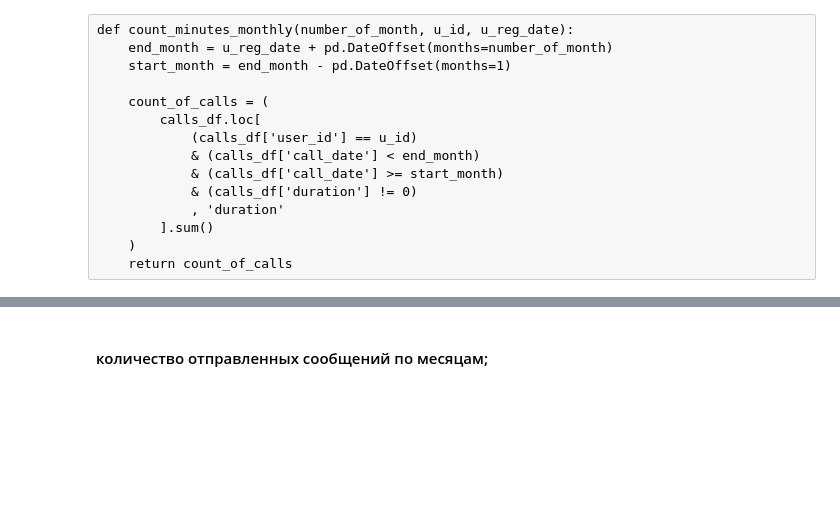
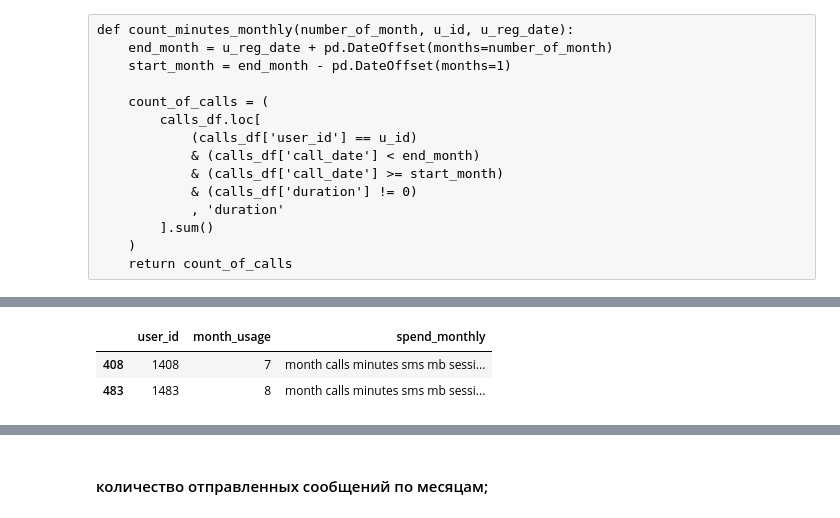
Before and after one commit to zabelin-ds/practicum, a Jupyter notebook: 04_project/megaline_00.ipynb, the cells around one changed output, grey strips where cells are left out. Saved outputs shown, nothing was run; the diff lists cells and outputs as text; code cells hidden in the pictures; blank space fills up the shorter version.

```diff
--- a/04_project/megaline_00.ipynb
+++ b/04_project/megaline_00.ipynb
@@ -722,0 +747,8 @@ None
+# %%
+display(
+    user_profit.sample(2)
+)
+# %% [output]
+|  | user_id | month_usage | spend_monthly |
+| 408 | 1408 | 7 | month calls minutes sms mb sessi... |
+| 483 | 1483 | 8 | month calls minutes sms mb sessi... |
```
Also changed, not shown: parts of 21 cells of this notebook.
